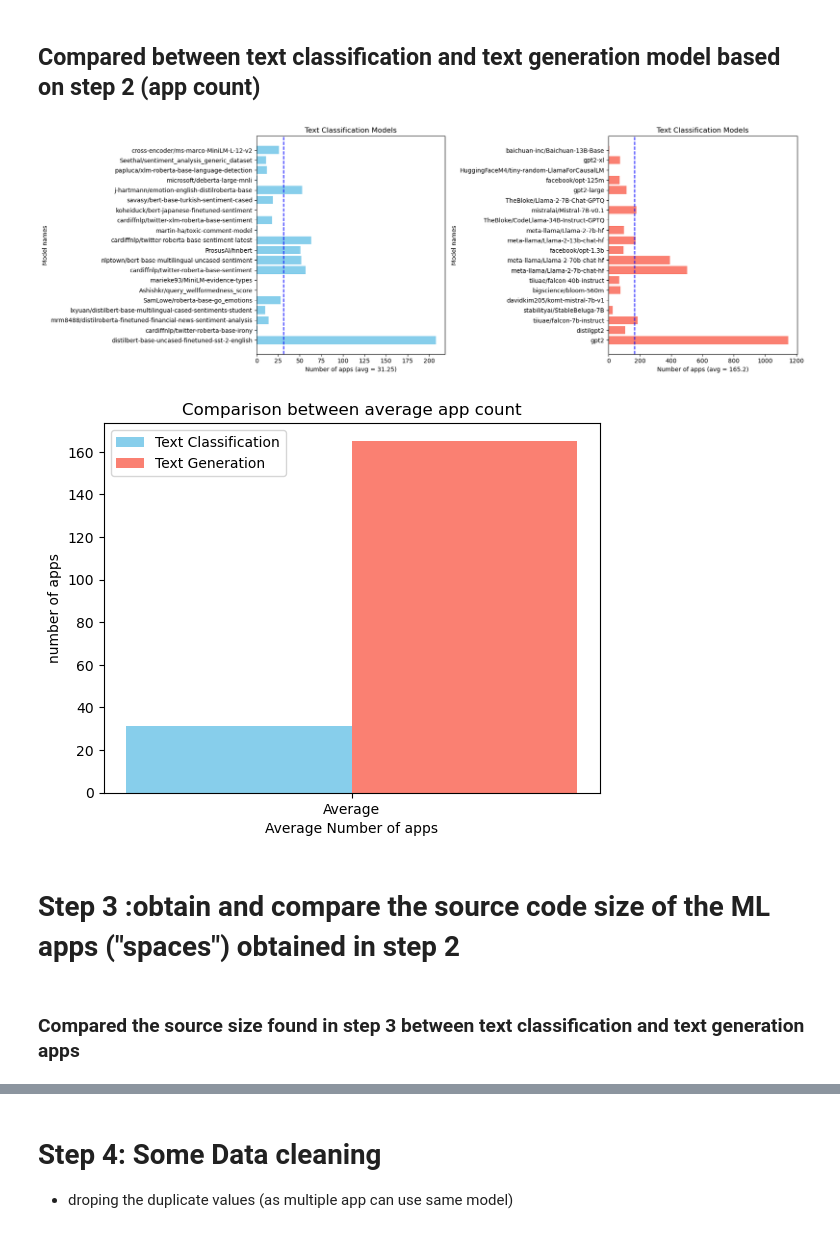
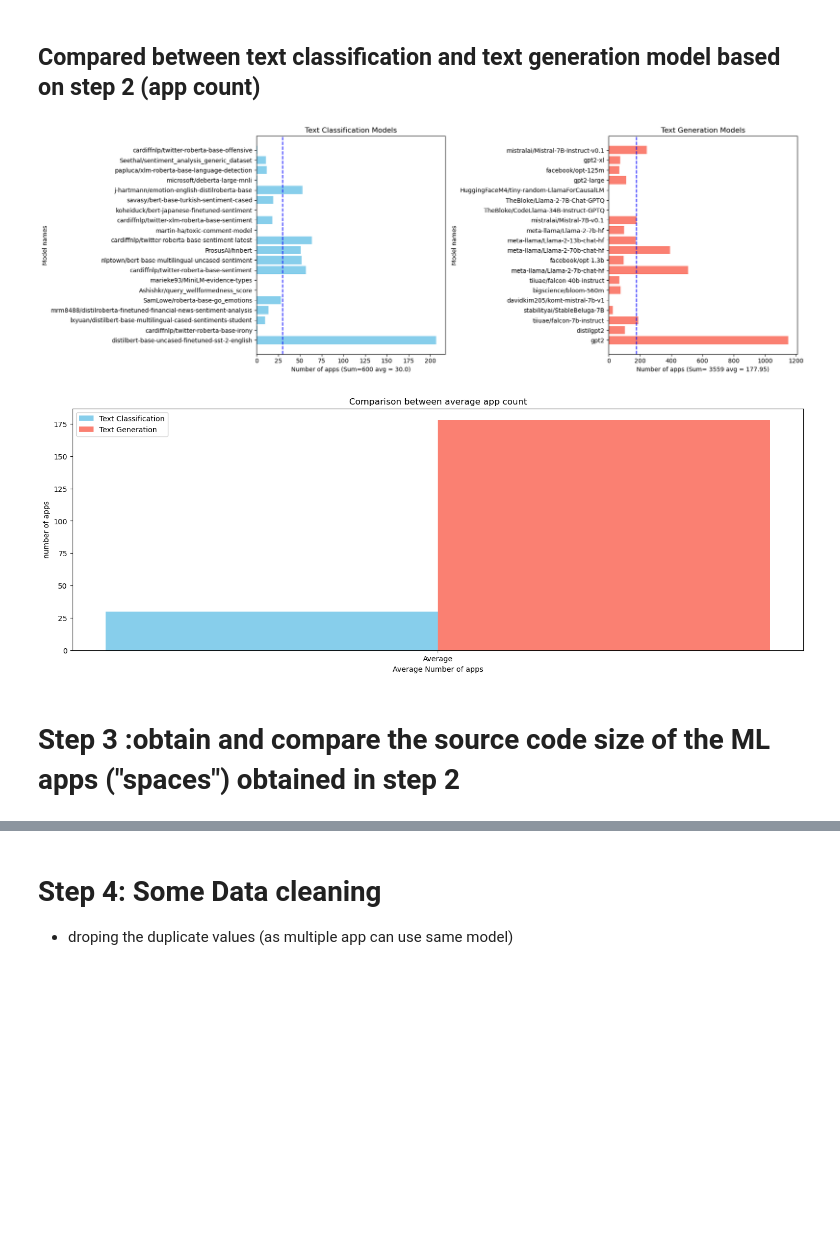
Before and after one commit to Zahin52/classifier_vs_generator, a Jupyter notebook: classifier vs generator.ipynb, the cells around one changed output, grey strips where cells are left out. Cells and saved outputs as stored; diff of their text form; code cells hidden in the pictures; blank space fills up the shorter version.

Commit message:
completed all steps and claimed

```diff
--- a/classifier vs generator.ipynb
+++ b/classifier vs generator.ipynb
@@ -148,8 +151,12 @@ save_to_csv(generation_app_count,"generation_app_count.csv")
 ## Compared between text classification and text generation model based on step 2 (app count)
 # %%
 # Create DataFrames
-df1 = pd.DataFrame(classification_app_count)
-df2 = pd.DataFrame(generation_app_count)
+df1 = pd.read_csv("all_csv_data/classification_app_count.csv")
+df2 = pd.read_csv("all_csv_data/generation_app_count.csv")
+
+#==========================================================
+# Bar charts for apps count for models
+#==========================================================
 
 # Set the figure size
 plt.figure(figsize=(18, 6))
@@ -158,47 +165,59 @@ plt.figure(figsize=(18, 6))
 plt.subplot(1, 2, 1)
 plt.barh(df1["model_name"].values, df1["total_app"].values, color='skyblue')
 average1 = sum(df1["total_app"].values) / len(df1["total_app"].values)
+
+# average line marker
 plt.axvline(average1, color='b', linestyle='--', label='Average')
 
-plt.xlabel(f'Number of apps (avg = {average1})')
+plt.xlabel(f'Number of apps (Sum={sum(df1["total_app"].values)} avg = {average1})')
 plt.ylabel(f'Model names')
 plt.title('Text Classification Models')
 
 
 # Plotting the second bar chart
 plt.subplot(1, 2, 2)
 plt.barh(df2["model_name"].values, df2["total_app"].values, color='salmon')
 average2 = sum(df2["total_app"].values) / len(df2["total_app"].values)
+
+#average line marker
 plt.axvline(average2, color='b', linestyle='--', label='Average')
 
-plt.xlabel(f'Number of apps (avg = {average2})')
+plt.xlabel(f'Number of apps (Sum= {sum(df2["total_app"].values)} avg = {average2})')
 plt.ylabel(f'Model names')
-plt.title('Text Classification Models')
+plt.title('Text Generation Models')
 
 # Adjust layout for better spacing
 plt.tight_layout()
+
+plt.savefig('plot_imgs/models_app_count.png')
+
+#==========================================================
+# plot for Comparison between average app count
+#==========================================================
 
 #  Grouped Bar Chart
 labels = ['Average']
 
 x = range(len(labels))
 width = 0.35
 
-fig, ax = plt.subplots()
+fig, ax = plt.subplots( figsize=(18, 6))
 rects1 = ax.bar(x, average1, width, label='Text Classification',color="skyblue")
 rects2 = ax.bar([i + width for i in x], average2, width, label='Text Generation',color="salmon")
 
 ax.set_xlabel('Average Number of apps')
 ax.set_ylabel('number of apps')
 ax.set_title('Comparison between average app count')
 ax.set_xticks([i + width / 2 for i in x])
 ax.set_xticklabels(labels)
 ax.legend()
 # Show the plot
 plt.show()
+
+fig.savefig('plot_imgs/models_avg_app_count.png')
 # %% [output]
-[figure, old version]
+[figure, new version]
-[figure, old version]
+[figure, new version]
 # %% [markdown]
 # Step 3 :obtain and compare the source code size of the ML apps ("spaces") obtained in step 2
 # %%
@@ -232,5 +251,3 @@ async def source_size_calc():
 
 loop = asyncio.get_event_loop()
 class_app_source_sizes,gen_app_source_sizes=loop.run_until_complete(source_size_calc())
-# %% [markdown]
-### Compared the source size found in step 3 between text classification and text generation apps
```
Also changed, not shown: parts of 24 cells of this notebook, 13 other files.
